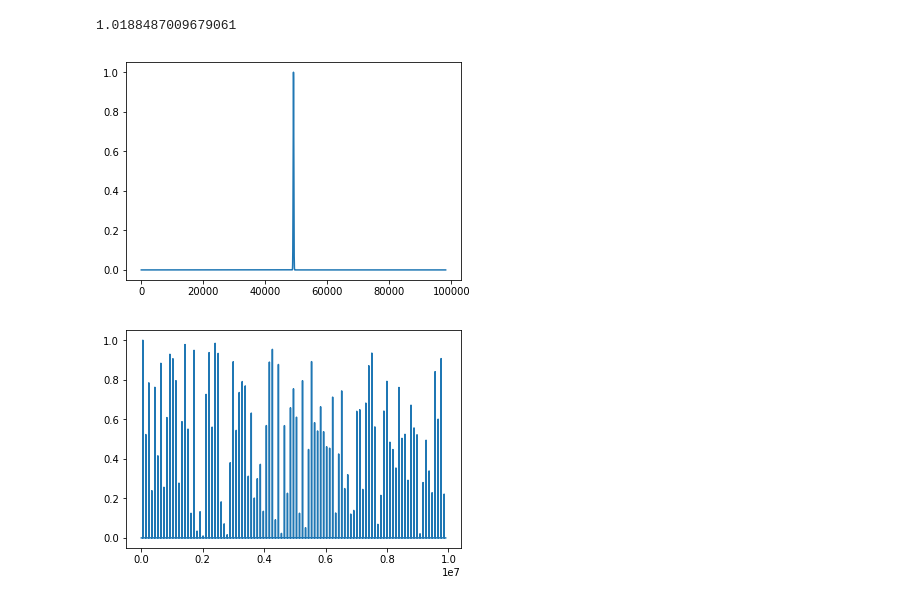
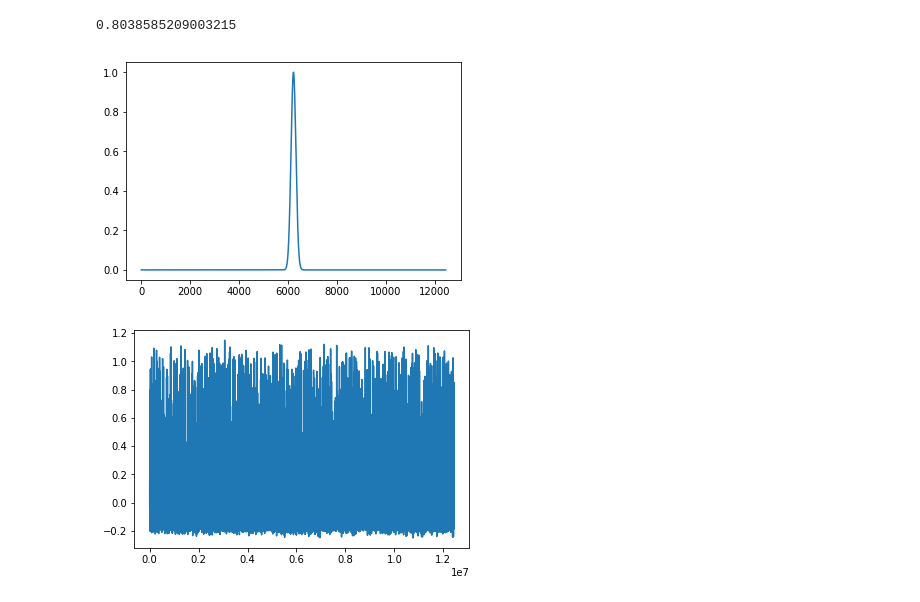
Before and after one commit to KazAndr/bsa3, a Jupyter notebook: pulsar_generator.ipynb, the cells around one changed output. Cells and saved outputs as stored; diff of their text form; code cells hidden in the pictures.

```diff
--- a/pulsar_generator.ipynb
+++ b/pulsar_generator.ipynb
@@ -18,10 +13,10 @@ def chunk(arr, size):
 # %%
-period_s = 0.9815 # желаемая точность - до 5 знака
-pulse = signal.gaussian(period_s*10e4, std=100, sym=True)
+period_s = 1.244 # желаемая точность - до 5 знака
+pulse = signal.gaussian(period_s*10e3, std=100, sym=True)
 #window = np.array([random_sample(1)*random_sample(1)*i for i in window])
 plt.plot(pulse)
 print(1/period_s)
 # %% [output]
-1.0188487009679061
+0.8038585209003215
-[figure, old version]
+[figure, new version]
 # %%
@@ -31,6 +28,6 @@ for i in range(100):
 # %%
 plt.close()
-plt.plot(obser)
+plt.plot(obser[1])
 plt.show()
 # %% [output]
-[figure, old version]
+[figure, new version]
```
Also changed, not shown: parts of 15 cells of this notebook.
